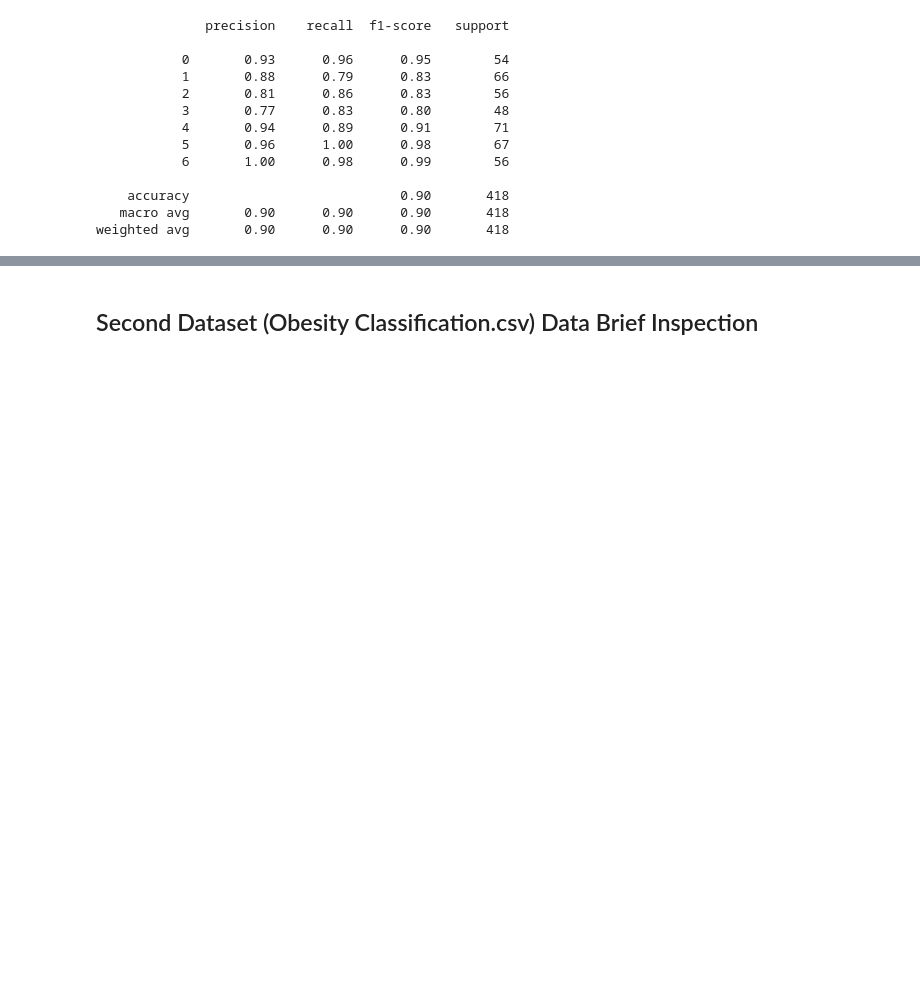
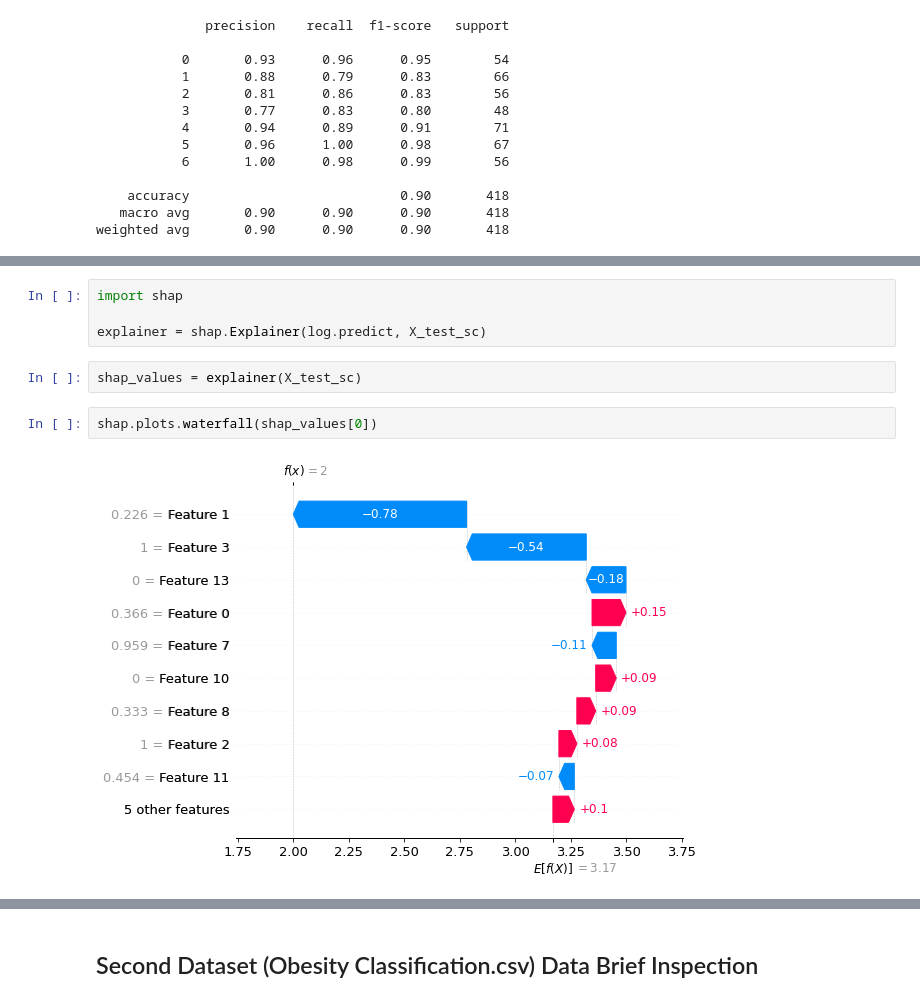
Before and after one commit to janiceivana/ds_project, a Jupyter notebook: obesity.ipynb, the cells around one changed output, grey strips where cells are left out. Cells and saved outputs as stored; diff of their text form; blank space fills up the shorter version.

```diff
--- a/obesity.ipynb
+++ b/obesity.ipynb
@@ -287,0 +608,10 @@ weighted avg       0.90      0.90      0.90       418
+# %%
+import shap
+
+explainer = shap.Explainer(log.predict, X_test_sc)
+# %%
+shap_values = explainer(X_test_sc)
+# %%
+shap.plots.waterfall(shap_values[0])
+# %% [output]
+[figure, added]
```
Also changed, not shown: parts of 27 cells of this notebook.
